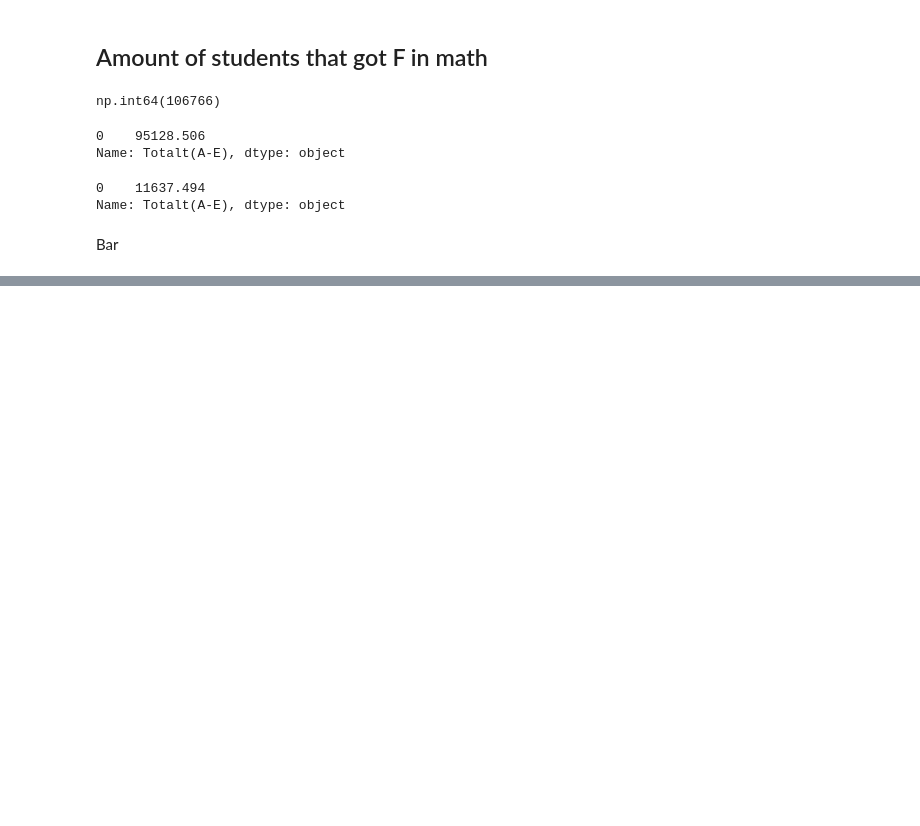
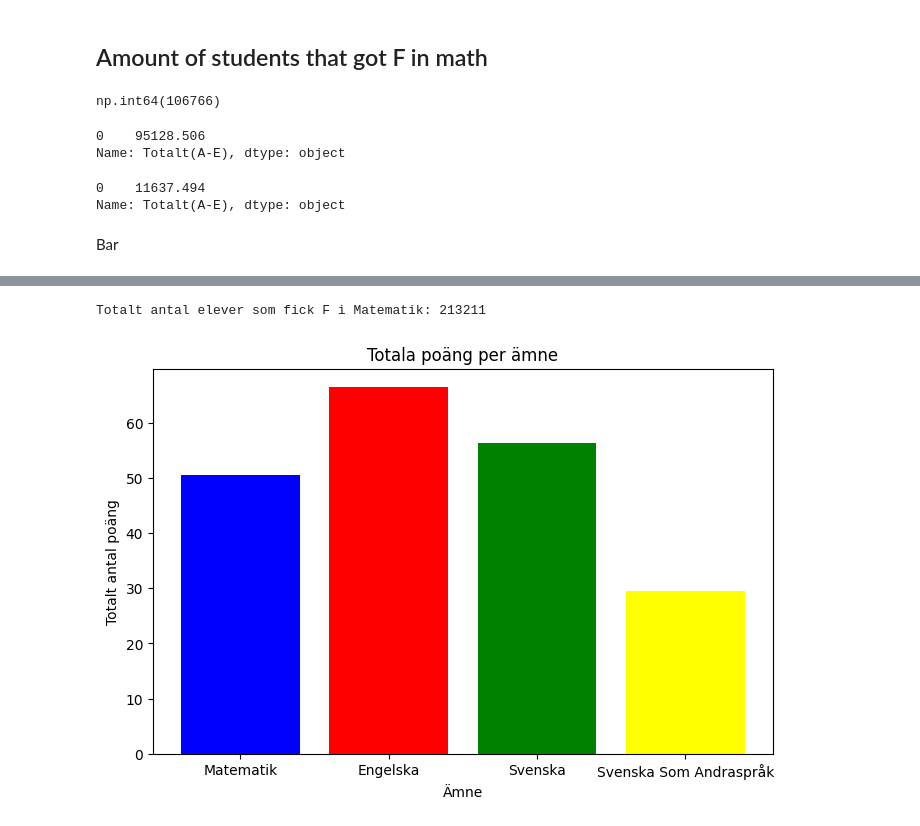
Before and after one commit to Nirre23/data_platforms_Niclas_Karlman_de24, a Jupyter notebook: exercises/exercise_1.ipynb, the cells around one changed output, grey strips where cells are left out. Drawn from its saved outputs; the diff is of its cells as text; code cells hidden in the pictures; blank space fills up the shorter version.

```diff
--- a/exercises/exercise_1.ipynb
+++ b/exercises/exercise_1.ipynb
@@ -158,0 +319,4 @@ Bar
+# %%
+df.index = pd.RangeIndex(start=1, stop=1 + len(df), step=1)
+df_matematik.index = pd.RangeIndex(start=0, stop=0 + len(df_matematik), step=1)
+df_matematik
@@ -158,0 +415,5 @@ Bar
+# %%
+df_eng = df
+#
+df_eng.index = pd.RangeIndex(start=0, stop=0 + len(df_eng), step=1)
+df_eng
@@ -158,0 +448,44 @@ Bar
+# %%
+df_matematik["Totalt (A-F)"] = pd.to_numeric(
+    df_matematik["Totalt (A-F)"], errors="coerce"
+)
+df_matematik["Totalt (A-E)"] = pd.to_numeric(
+    df_matematik["Totalt (A-E)"], errors="coerce"
+)
+
+df_matematik["Totalt F"] = df_matematik["Totalt (A-F)"] - df_matematik["Totalt (A-E)"]
+total_f_students = int(df_matematik["Totalt F"].sum())
+print(f"Totalt antal elever som fick F i Matematik: {total_f_students}")
+# %% [output]
+Totalt antal elever som fick F i Matematik: 213211
+# %%
+import matplotlib.pyplot as plt
+
+df_matematik["Totalt (poäng)"] = pd.to_numeric(
+    df_matematik["Totalt (poäng)"], errors="coerce"
+)
+df_svenska["Totalt (poäng)"] = pd.to_numeric(
+    df_svenska["Totalt (poäng)"], errors="coerce"
+)
+df_eng["Totalt (poäng)"] = pd.to_numeric(df_eng["Totalt (poäng)"], errors="coerce")
+df_svenska2["Totalt (poäng)"] = pd.to_numeric(
+    df_svenska2["Totalt (poäng)"], errors="coerce"
+)
+
+
+subjects = {
+    "Matematik": df_matematik["Totalt (poäng)"].sum(),
+    "Engelska": df_eng["Totalt (poäng)"].sum(),
+    "Svenska": df_svenska["Totalt (poäng)"].sum(),
+    "Svenska Som Andraspråk": df_svenska2["Totalt (poäng)"].sum(),
+}
+
+plt.figure(figsize=(8, 5))
+plt.bar(subjects.keys(), subjects.values(), color=["blue", "red", "green", "yellow"])
+
+plt.title("Totala poäng per ämne")
+plt.xlabel("Ämne")
+plt.ylabel("Totalt antal poäng")
+plt.show()
+# %% [output]
+[figure, added]
```
Also changed, not shown: parts of 52 cells of this notebook, 16 other files.
